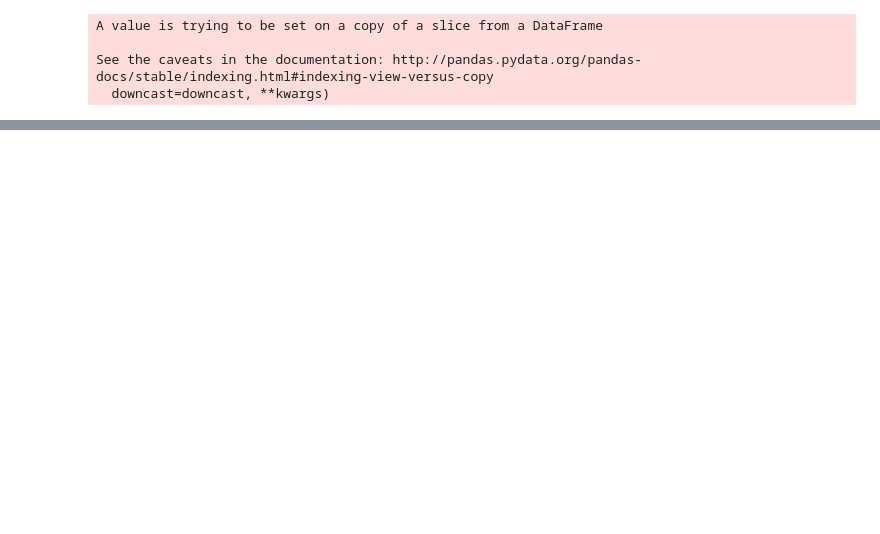
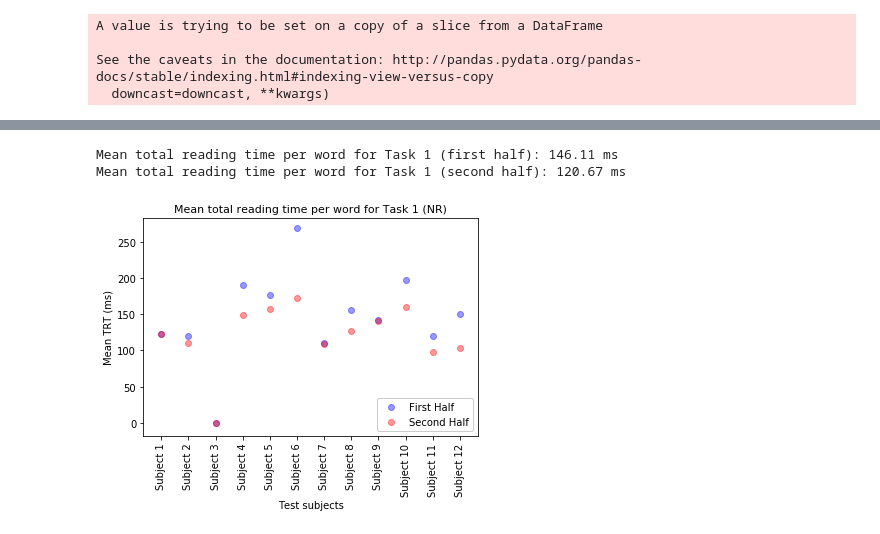
Before and after one commit to PosoSAgapo/NER-with-EEG-and-ET, a Jupyter notebook: data_exploration.ipynb, the cells around one changed output, grey strips where cells are left out. Saved outputs shown, nothing was run; the diff lists cells and outputs as text; code cells hidden in the pictures; blank space fills up the shorter version.

```diff
--- a/data_exploration.ipynb
+++ b/data_exploration.ipynb
@@ -77,0 +157,18 @@ Number of sents in second half: 200
+# %%
+print("Mean total reading time per word for Task 1 (first half): {} ms".format(round(np.mean(mean_trt_t1_first), 2)))
+print("Mean total reading time per word for Task 1 (second half): {} ms".format(round(np.mean(mean_trt_t1_second), 2)))
+
+plt.scatter(np.arange(0, 12), mean_trt_t1_first, alpha=0.4, color='blue', label='First Half')
+plt.scatter(np.arange(0, 12), mean_trt_t1_second, alpha=0.4, color='red', label='Second Half')
+ax = plt.gca()
+ax.xaxis.set_ticks(np.arange(0, 12))
+ax.xaxis.set_ticklabels(['Subject'+' '+str(i) for i in range(1, 13)], rotation=90)
+plt.xlabel("Test subjects")
+plt.ylabel("Mean TRT (ms)")
+plt.legend(fancybox=True, framealpha=1, loc='lower right')
+plt.title("Mean total reading time per word for Task 1 (NR)", fontsize=11)
+plt.show()
+# %% [output]
+Mean total reading time per word for Task 1 (first half): 146.11 ms
+Mean total reading time per word for Task 1 (second half): 120.67 ms
+[figure, added]
```
Also changed, not shown: parts of 23 cells of this notebook, 1 other file.
